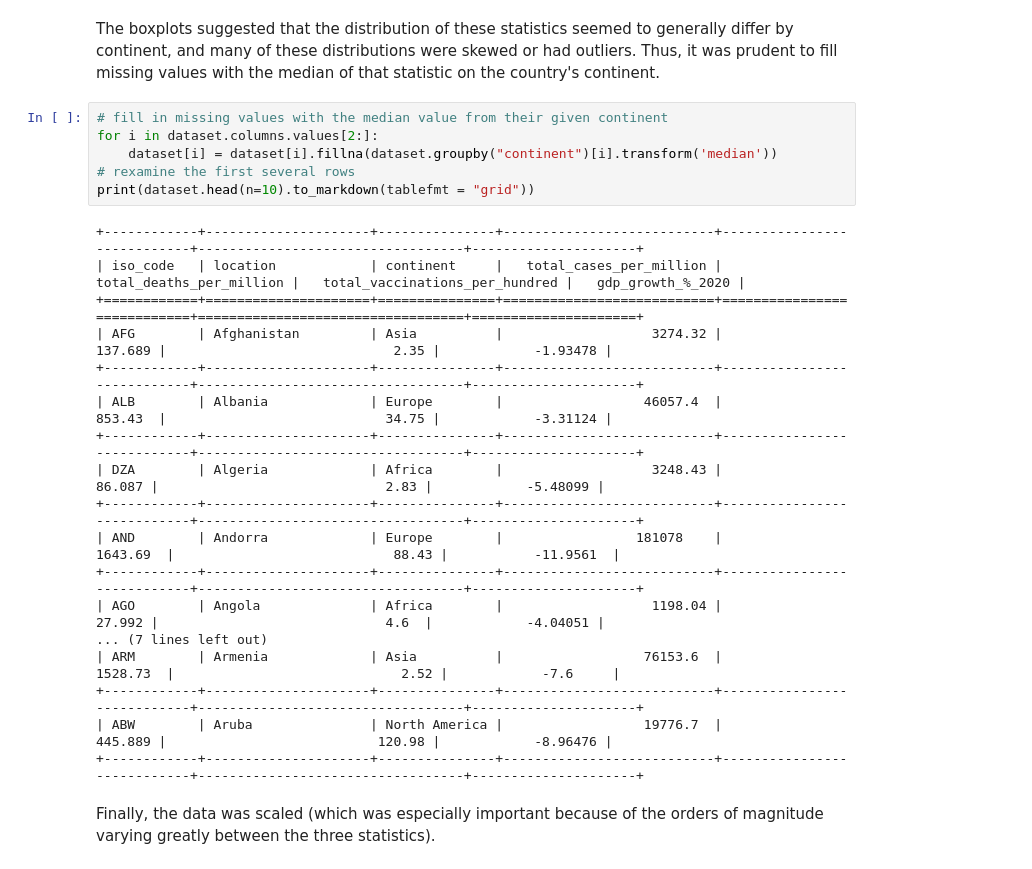
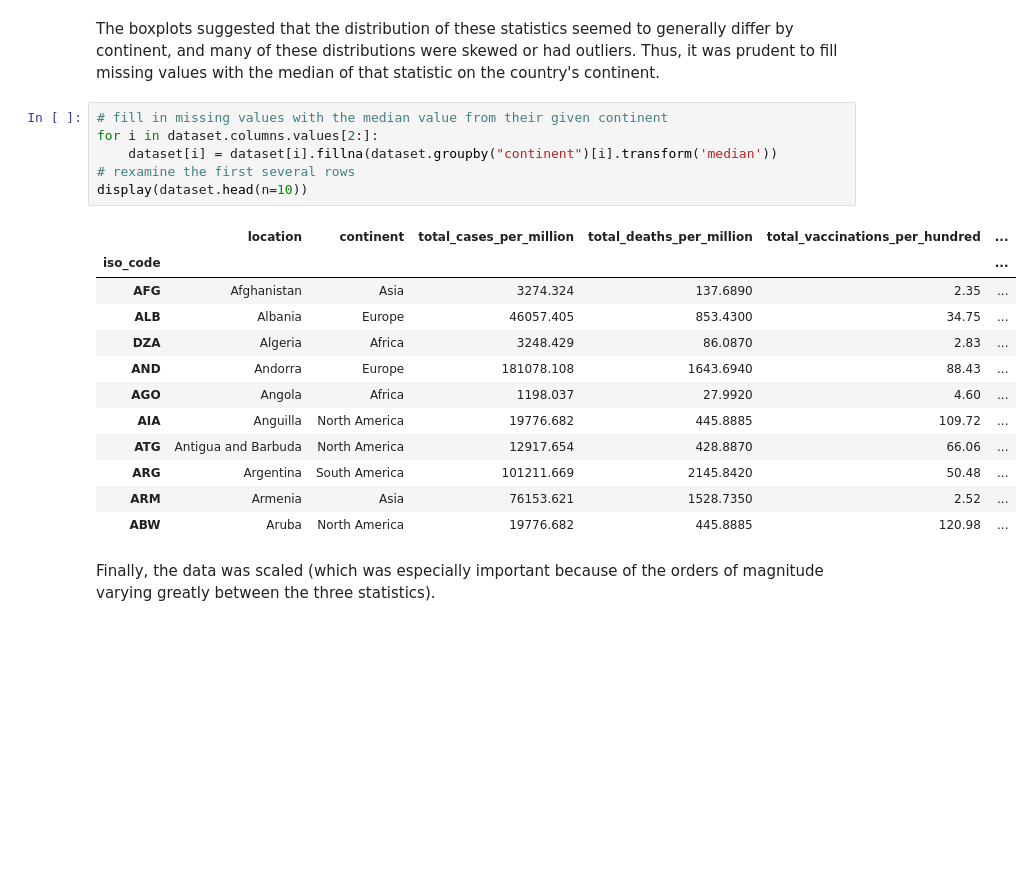
Before and after one commit to Nathan-Hebert/COVID-19-Countries-Clustering-Project, a Jupyter notebook: COVIDAnalysis.ipynb, the cells around one changed output. Drawn from its saved outputs; the diff is of its cells as text; blank space fills up the shorter version.

```diff
--- a/COVIDAnalysis.ipynb
+++ b/COVIDAnalysis.ipynb
@@ -84,27 +79,22 @@ The boxplots suggested that the distribution of these statistics seemed to gener
 # %%
 # fill in missing values with the median value from their given continent
 for i in dataset.columns.values[2:]:
     dataset[i] = dataset[i].fillna(dataset.groupby("continent")[i].transform('median'))
 # rexamine the first several rows
-print(dataset.head(n=10).to_markdown(tablefmt = "grid"))
+display(dataset.head(n=10))
 # %% [output]
-+------------+---------------------+---------------+---------------------------+----------------------------+----------------------------------+---------------------+
-| iso_code   | location            | continent     |   total_cases_per_million |   total_deaths_per_million |   total_vaccinations_per_hundred |   gdp_growth_%_2020 |
-+============+=====================+===============+===========================+============================+==================================+=====================+
-| AFG        | Afghanistan         | Asia          |                   3274.32 |                    137.689 |                             2.35 |            -1.93478 |
-+------------+---------------------+---------------+---------------------------+----------------------------+----------------------------------+---------------------+
-| ALB        | Albania             | Europe        |                  46057.4  |                    853.43  |                            34.75 |            -3.31124 |
-+------------+---------------------+---------------+---------------------------+----------------------------+----------------------------------+---------------------+
-| DZA        | Algeria             | Africa        |                   3248.43 |                     86.087 |                             2.83 |            -5.48099 |
-+------------+---------------------+---------------+---------------------------+----------------------------+----------------------------------+---------------------+
-| AND        | Andorra             | Europe        |                 181078    |                   1643.69  |                            88.43 |           -11.9561  |
-+------------+---------------------+---------------+---------------------------+----------------------------+----------------------------------+---------------------+
-| AGO        | Angola              | Africa        |                   1198.04 |                     27.992 |                             4.6  |            -4.04051 |
-... (7 lines left out)
-| ARM        | Armenia             | Asia          |                  76153.6  |                   1528.73  |                             2.52 |            -7.6     |
-+------------+---------------------+---------------+---------------------------+----------------------------+----------------------------------+---------------------+
-| ABW        | Aruba               | North America |                  19776.7  |                    445.889 |                           120.98 |            -8.96476 |
-+------------+---------------------+---------------+---------------------------+----------------------------+----------------------------------+---------------------+
+|  | location | continent | total_cases_per_million | total_deaths_per_million | total_vaccinations_per_hundred | ... |
+| iso_code |  |  |  |  |  | ... |
+| AFG | Afghanistan | Asia | 3274.324 | 137.6890 | 2.35 | ... |
+| ALB | Albania | Europe | 46057.405 | 853.4300 | 34.75 | ... |
+| DZA | Algeria | Africa | 3248.429 | 86.0870 | 2.83 | ... |
+| AND | Andorra | Europe | 181078.108 | 1643.6940 | 88.43 | ... |
+| AGO | Angola | Africa | 1198.037 | 27.9920 | 4.60 | ... |
+| AIA | Anguilla | North America | 19776.682 | 445.8885 | 109.72 | ... |
+| ATG | Antigua and Barbuda | North America | 12917.654 | 428.8870 | 66.06 | ... |
+| ARG | Argentina | South America | 101211.669 | 2145.8420 | 50.48 | ... |
+| ARM | Armenia | Asia | 76153.621 | 1528.7350 | 2.52 | ... |
+| ABW | Aruba | North America | 19776.682 | 445.8885 | 120.98 | ... |
 # %% [markdown]
 Finally, the data was scaled (which was especially important because of the orders of magnitude varying greatly between the three statistics).
 # %%
```
Also changed, not shown: parts of 9 cells of this notebook.
